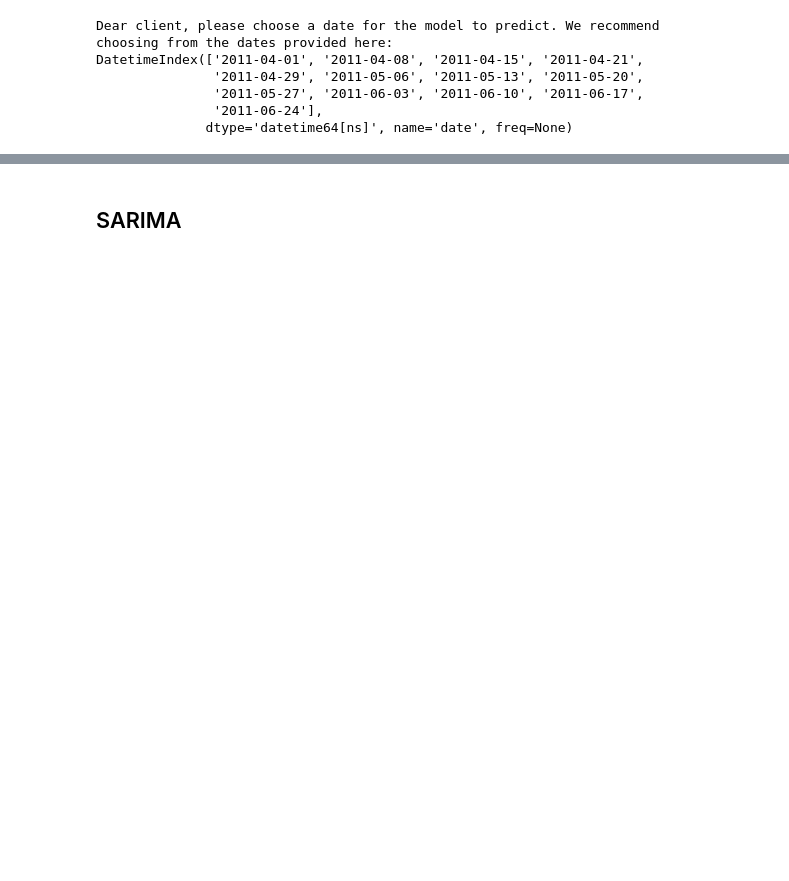
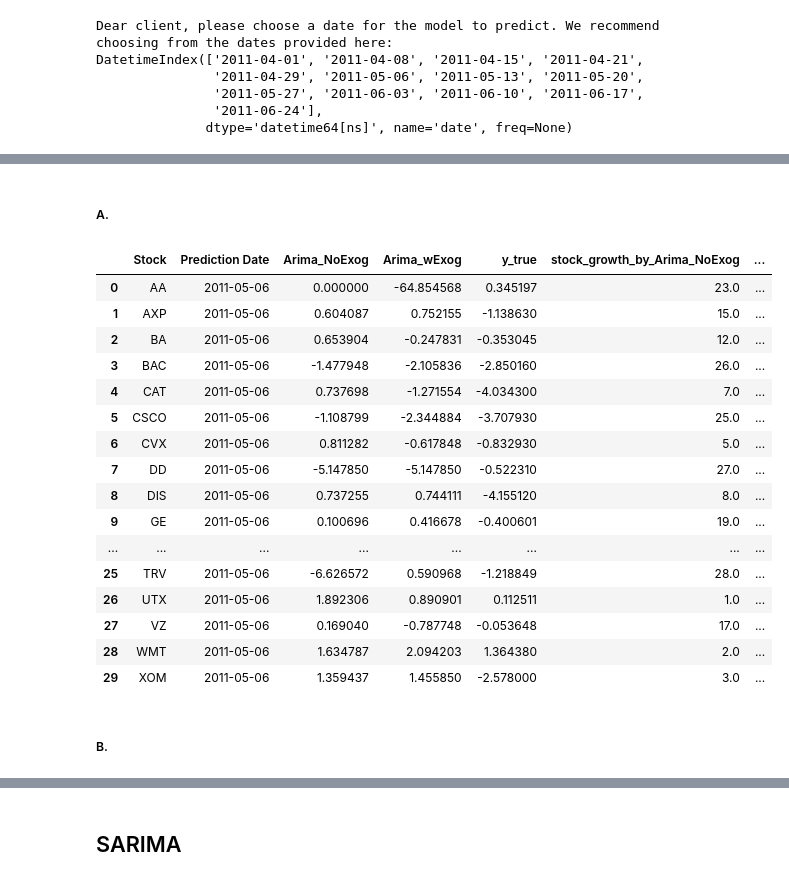
Before and after one commit to CarolinaRuivo/dowjones-index, a Jupyter notebook: template.ipynb, the cells around one changed output, grey strips where cells are left out. Cells and saved outputs as stored; diff of their text form; code cells hidden in the pictures; blank space fills up the shorter version.

Commit message:
ARIMA: Complete.

```diff
--- a/template.ipynb
+++ b/template.ipynb
@@ -933,7 +933,7 @@ array(['AA', 'AXP', 'BA', 'BAC', 'CAT', 'CSCO', 'CVX', 'DD', 'DIS', 'GE',
 # %%
 #stock_data = df[df['stock'] == 'AA']
 # %%
-stock_data = df[df['stock'] == 'AXP'].copy()
+stock_data = df[df['stock'] == 'AA'].copy()
 
 # Set the 'date' column as the index
 stock_data.set_index('date', inplace=True)
@@ -1322,8 +1328,11 @@ def arima_forecast_no_exog(stock_data, prediction_date, previous_index_to_predic
     y_train = stock_data.loc[:previous_index_to_prediction][y_var_name]
     y_test = stock_data.loc[previous_index_to_prediction][y_var_name]
 
-    # Fit an ARIMA model without exogenous variables
-    model = ARIMA(y_train, order=selected_params[0])
+    # Fit an ARIMA model with exogenous variables
+    if isinstance(selected_params, tuple):
+        model = ARIMA(y_train, order=selected_params)
+    else:
+        model = ARIMA(y_train, order=selected_params[0])
     arima_model = model.fit()
 
     # Predict future values
@@ -1351,7 +1360,10 @@ def arima_forecast_with_exog(stock_data, prediction_date, previous_index_to_pred
     y_test = stock_data.loc[previous_index_to_prediction][y_var_name]
 
     # Fit an ARIMA model with exogenous variables
-    model = ARIMA(y_train, order=selected_params[0], exog=train_exog)
+    if isinstance(selected_params, tuple):
+        model = ARIMA(y_train, order=selected_params, exog=train_exog)
+    else:
+        model = ARIMA(y_train, order=selected_params[0], exog=train_exog)
     arima_model = model.fit()
 
     # Predict future values
@@ -1393,6 +1417,4 @@ Freq: W-FRI, dtype: float64 1.46898
 # %%
-# Define all the functions
-
 ### Step 1. Assess Stationarity of the Series
 def check_stationarity(series):
     result = adfuller(series)
@@ -1418,14 +1440,7 @@ def perform_adf_and_differencing(multivariate_data):
             stationary_data[var] = multivariate_data[var]
 
     stationary_data = stationary_data.dropna()
-    '''
-    # Print the results
-    for var, num_diffs in d_vars.items():
-        if num_diffs > 0:
-            print(f"Variable {var} wasn't stationary. Total needed differences: {num_diffs}")
-        else:
-            print(f"Variable {var} is already stationary. Total needed differences: {num_diffs}.")
-    '''
+
     return stationary_data, d_vars
 
 
@@ -1461,8 +1476,11 @@ def arima_forecast_no_exog(stock_data, prediction_date, previous_index_to_predic
     y_train = stock_data.loc[:previous_index_to_prediction][y_var_name]
     y_test = stock_data.loc[previous_index_to_prediction][y_var_name]
 
-    # Fit an ARIMA model without exogenous variables
-    model = ARIMA(y_train, order=selected_params[0])
+    # Fit an ARIMA model with exogenous variables
+    if isinstance(selected_params, tuple):
+        model = ARIMA(y_train, order=selected_params)
+    else:
+        model = ARIMA(y_train, order=selected_params[0])
     arima_model = model.fit()
 
     # Predict future values
@@ -1490,7 +1508,10 @@ def arima_forecast_with_exog(stock_data, prediction_date, previous_index_to_pred
     y_test = stock_data.loc[previous_index_to_prediction][y_var_name]
 
     # Fit an ARIMA model with exogenous variables
-    model = ARIMA(y_train, order=selected_params[0], exog=train_exog)
+    if isinstance(selected_params, tuple):
+        model = ARIMA(y_train, order=selected_params, exog=train_exog)
+    else:
+        model = ARIMA(y_train, order=selected_params[0], exog=train_exog)
     arima_model = model.fit()
 
     # Predict future values
@@ -1825 +1814,29 @@ print(summary_results_df)
+# %% [markdown]
+##### A.
+# %%
+# Create new columns with ranks indicating the order from highest to lowest of the 2 arima models and the y_true
+summary_results_df['stock_growth_by_Arima_NoExog'] = summary_results_df['Arima_NoExog'].rank(ascending=False) - 1
+summary_results_df['stock_growth_by_Arima_wExog'] = summary_results_df['Arima_wExog'].rank(ascending=False) - 1
+summary_results_df['true_stock_growth'] = summary_results_df['y_true'].rank(ascending=False) - 1
+summary_results_df
+# %% [output]
+|  | Stock | Prediction Date | Arima_NoExog | Arima_wExog | y_true | stock_growth_by_Arima_NoExog | ... |
+| 0 | AA | 2011-05-06 | 0.000000 | -64.854568 | 0.345197 | 23.0 | ... |
+| 1 | AXP | 2011-05-06 | 0.604087 | 0.752155 | -1.138630 | 15.0 | ... |
+| 2 | BA | 2011-05-06 | 0.653904 | -0.247831 | -0.353045 | 12.0 | ... |
+| 3 | BAC | 2011-05-06 | -1.477948 | -2.105836 | -2.850160 | 26.0 | ... |
+| 4 | CAT | 2011-05-06 | 0.737698 | -1.271554 | -4.034300 | 7.0 | ... |
+| 5 | CSCO | 2011-05-06 | -1.108799 | -2.344884 | -3.707930 | 25.0 | ... |
+| 6 | CVX | 2011-05-06 | 0.811282 | -0.617848 | -0.832930 | 5.0 | ... |
+| 7 | DD | 2011-05-06 | -5.147850 | -5.147850 | -0.522310 | 27.0 | ... |
+| 8 | DIS | 2011-05-06 | 0.737255 | 0.744111 | -4.155120 | 8.0 | ... |
+| 9 | GE | 2011-05-06 | 0.100696 | 0.416678 | -0.400601 | 19.0 | ... |
+| ... | ... | ... | ... | ... | ... | ... | ... |
+| 25 | TRV | 2011-05-06 | -6.626572 | 0.590968 | -1.218849 | 28.0 | ... |
+| 26 | UTX | 2011-05-06 | 1.892306 | 0.890901 | 0.112511 | 1.0 | ... |
+| 27 | VZ | 2011-05-06 | 0.169040 | -0.787748 | -0.053648 | 17.0 | ... |
+| 28 | WMT | 2011-05-06 | 1.634787 | 2.094203 | 1.364380 | 2.0 | ... |
+| 29 | XOM | 2011-05-06 | 1.359437 | 1.455850 | -2.578000 | 3.0 | ... |
+# %% [markdown]
+##### B.
 # %%
```
Also changed, not shown: parts of 29 cells of this notebook.
